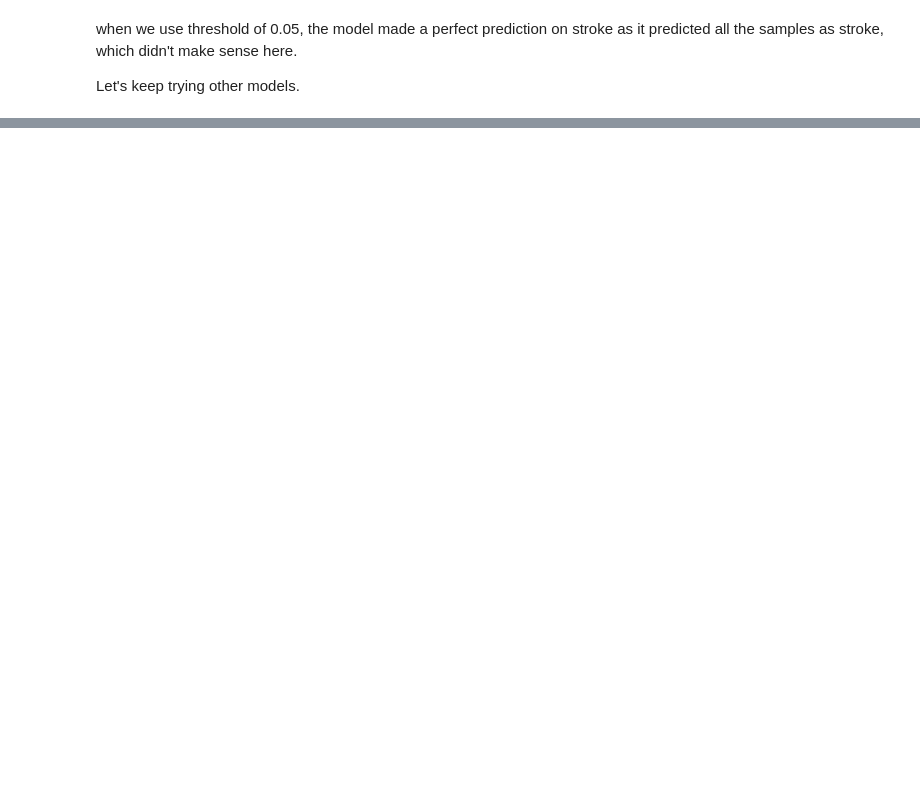
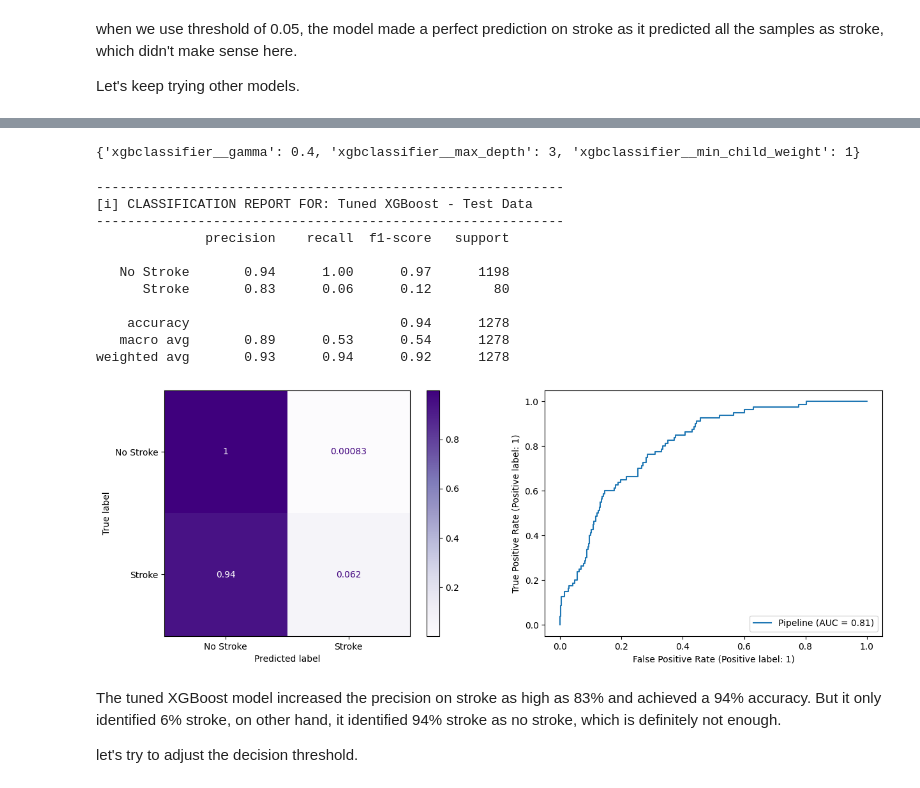
Before and after one commit to QianFu520/Machine-Learning-Stroke-Prediction, a Jupyter notebook: Part 4-Machine Learning.ipynb, the cells around one changed output, grey strips where cells are left out. Cells and saved outputs as stored; diff of their text form; code cells hidden in the pictures; blank space fills up the shorter version.

```diff
--- a/Part 4-Machine Learning.ipynb
+++ b/Part 4-Machine Learning.ipynb
@@ -467,0 +548,5 @@ Let's keep trying other models.
+# %%
+xgb_tuned = XGBClassifier()
+xgb_tuned_pipe = make_pipeline(preprocessor, xgb)
+
+xgb_tuned_pipe.get_params()
@@ -467,0 +571,43 @@ Let's keep trying other models.
+# %%
+## pick parameters to tune
+
+max_depth = [int(x) for x in np.linspace(start = 3, stop = 10, num = 2)]
+
+min_child_weight = [int(x) for x in np.linspace(start = 1, stop = 6, num = 2)]
+
+gamma = [i/10.0 for i in range(0,5)]
+
+param_grid = {'xgbclassifier__min_child_weight': min_child_weight,
+             'xgbclassifier__max_depth': max_depth,
+             'xgbclassifier__gamma': gamma}
+# %%
+xgb_tuned_pipe_gs = GridSearchCV(xgb_tuned_pipe, param_grid)
+
+xgb_tuned_pipe_gs.fit(X_train, y_train)
+
+print(xgb_tuned_pipe_gs.best_params_)
+# %% [output]
+{'xgbclassifier__gamma': 0.4, 'xgbclassifier__max_depth': 3, 'xgbclassifier__min_child_weight': 1}
+# %%
+best_xgb = xgb_tuned_pipe_gs.best_estimator_
+# %%
+best_xgb.fit(X_train, y_train)
+
+evaluate_classiffication(best_xgb, X_test, y_test, cmap='Purples', label='Tuned XGBoost - Test Data')
+# %% [output]
+------------------------------------------------------------
+[i] CLASSIFICATION REPORT FOR: Tuned XGBoost - Test Data
+------------------------------------------------------------
+              precision    recall  f1-score   support
+
+   No Stroke       0.94      1.00      0.97      1198
+      Stroke       0.83      0.06      0.12        80
+
+    accuracy                           0.94      1278
+   macro avg       0.89      0.53      0.54      1278
+weighted avg       0.93      0.94      0.92      1278
+[figure, added]
+# %% [markdown]
+The tuned XGBoost model increased the precision on stroke as high as 83% and achieved a 94% accuracy. But it only identified 6% stroke, on other hand, it identified 94% stroke as no stroke, which is definitely not enough.
+
+let's try to adjust the decision threshold.
```
Also changed, not shown: parts of 24 cells of this notebook.
